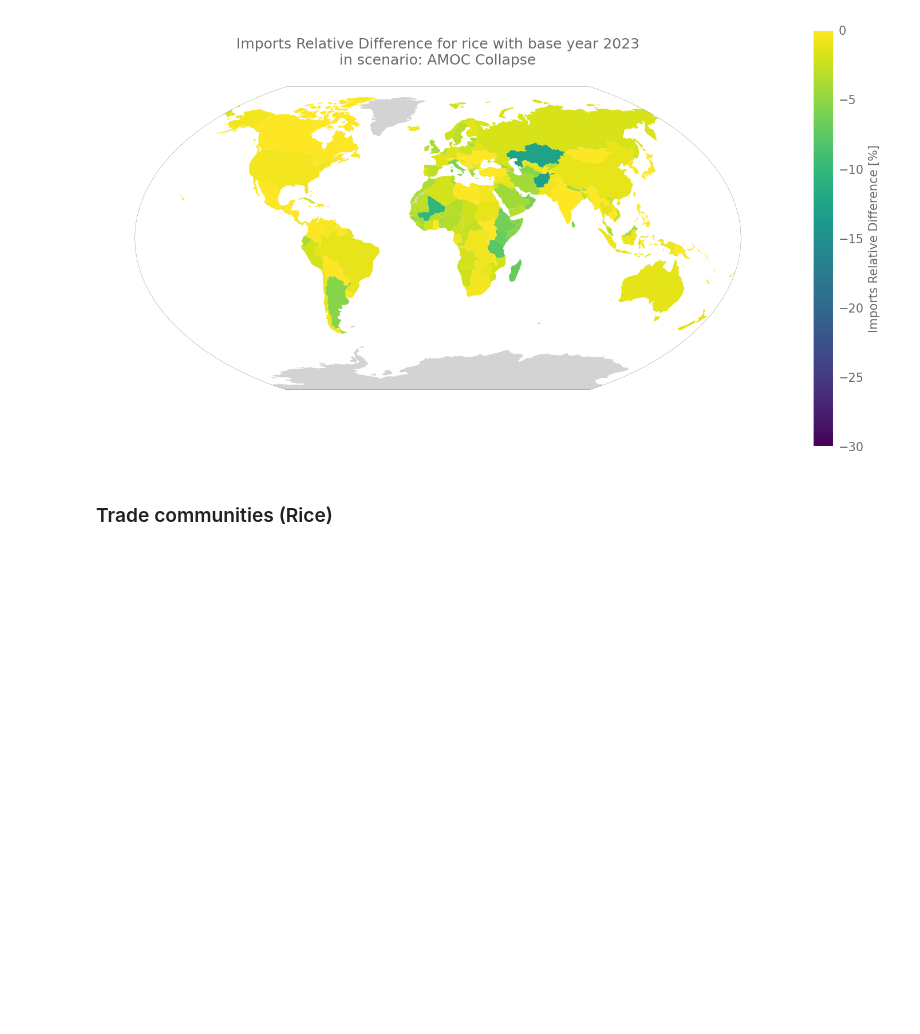
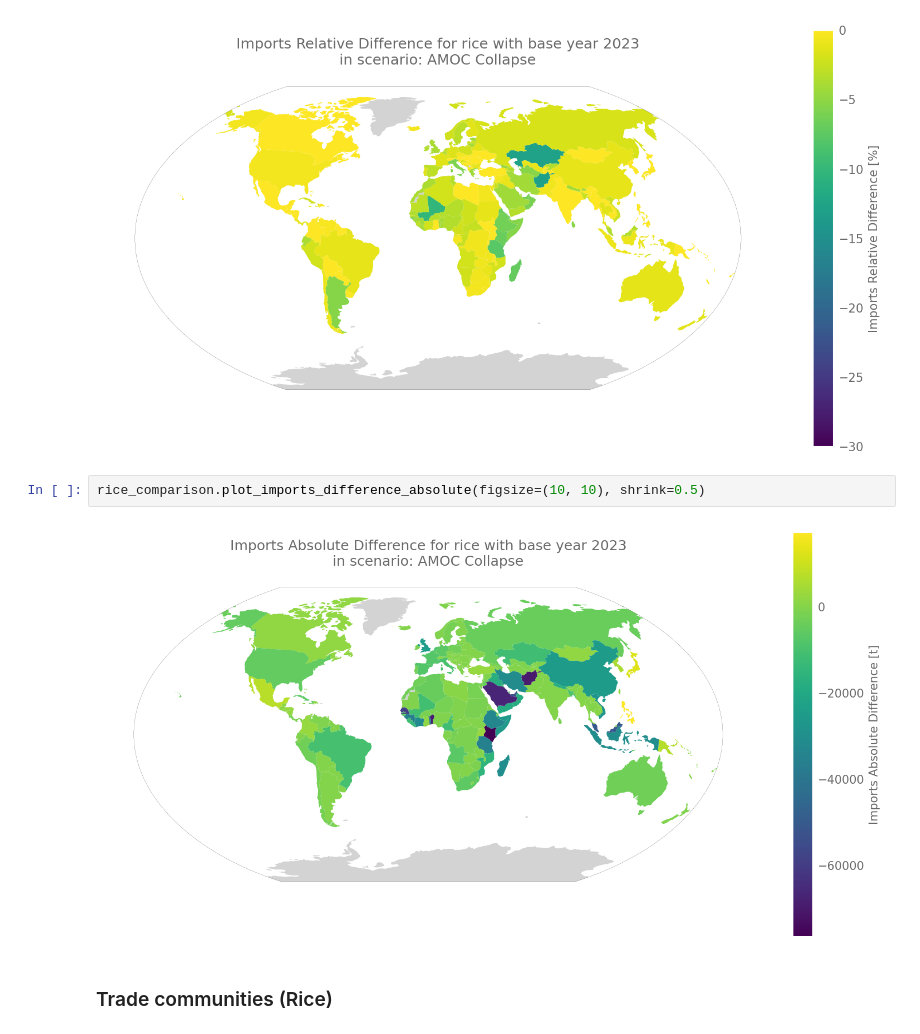
Before and after one commit to florianjehn/pytradeshifts, a Jupyter notebook: scripts/Main Scenarios/AMOC_Collapse_Trade_After_Catastrophe.ipynb, the cells around one changed output. Saved outputs shown, nothing was run; the diff lists cells and outputs as text; blank space fills up the shorter version.

```diff
--- a/scripts/Main Scenarios/AMOC_Collapse_Trade_After_Catastrophe.ipynb
+++ b/scripts/Main Scenarios/AMOC_Collapse_Trade_After_Catastrophe.ipynb
@@ -236,6 +240,10 @@ Starting postprocessing computations...
 rice_comparison.plot_imports_difference(figsize=(10, 10), vmin=-30, vmax=0, shrink=0.5)
 # %% [output]
 [figure]
+# %%
+rice_comparison.plot_imports_difference_absolute(figsize=(10, 10), shrink=0.5)
+# %% [output]
+[figure, added]
 # %% [markdown]
 ### Trade communities (Rice)
 # %%
```
Also changed, not shown: parts of 2 cells of this notebook, 1 other file.
